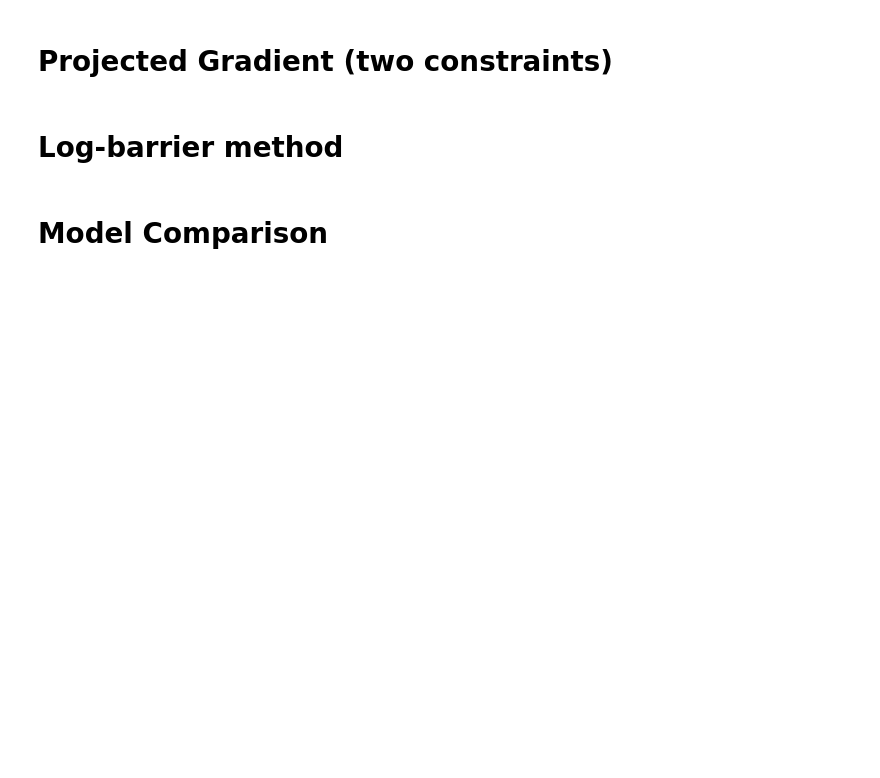
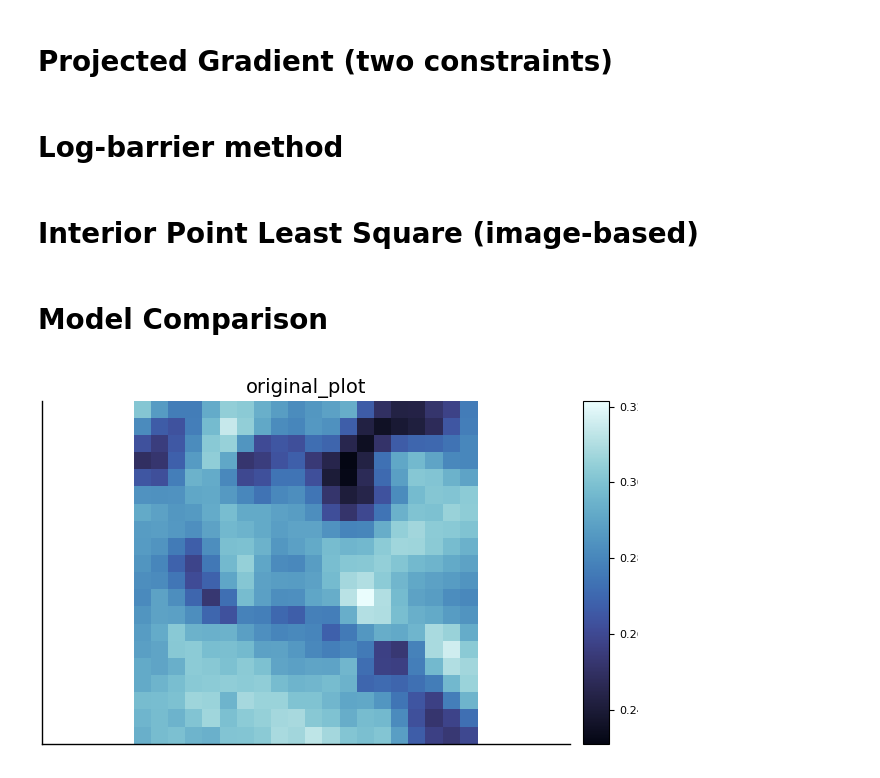
Before and after one commit to robincourant/parallel_optimization, a Jupyter notebook: parallel_optimization.ipynb, the cells around one changed output. Cells and saved outputs as stored; diff of their text form; code cells hidden in the pictures; blank space fills up the shorter version.

```diff
--- a/parallel_optimization.ipynb
+++ b/parallel_optimization.ipynb
@@ -64,15 +64,15 @@ where $\mathbf{1}_{.}$ is a vector of ones whose size is given in index
 
 Choose an algorithm to solve the optimization problem, and implement it both in a serial version and a version parallelized across the pixels.
 # %%
-n = 150^2
+n = 20^2
 p = 4
 l = 255
 k = floor(Int, sqrt(n))
 
 # Use a small crop of the image first
-offset_x = 50
+offset_x = 150
 offset_y = 1
 img_small = img[offset_x:offset_x + k - 1,offset_y:offset_y + k - 1, :]
 
-X = reshape(img_small, n, l)'
+X = img_small
 S = sources;
@@ -126,3 +115,5 @@ lb_plot = heatmap(
     new_X_lb[:, :, 150], title="log_barrier",
     aspect_ratio=1, yflip = true,c=:ice, grid=false, ticks=false
 );
+# %% [markdown]
+# Interior Point Least Square (image-based)
@@ -129,3 +129,7 @@ lb_plot = heatmap(
 # %% [markdown]
 # Model Comparison
+# %%
+plot(original_plot)
+# %% [output]
+[figure, added]
 # %%
```
Also changed, not shown: parts of 25 cells of this notebook, 4 other files.
